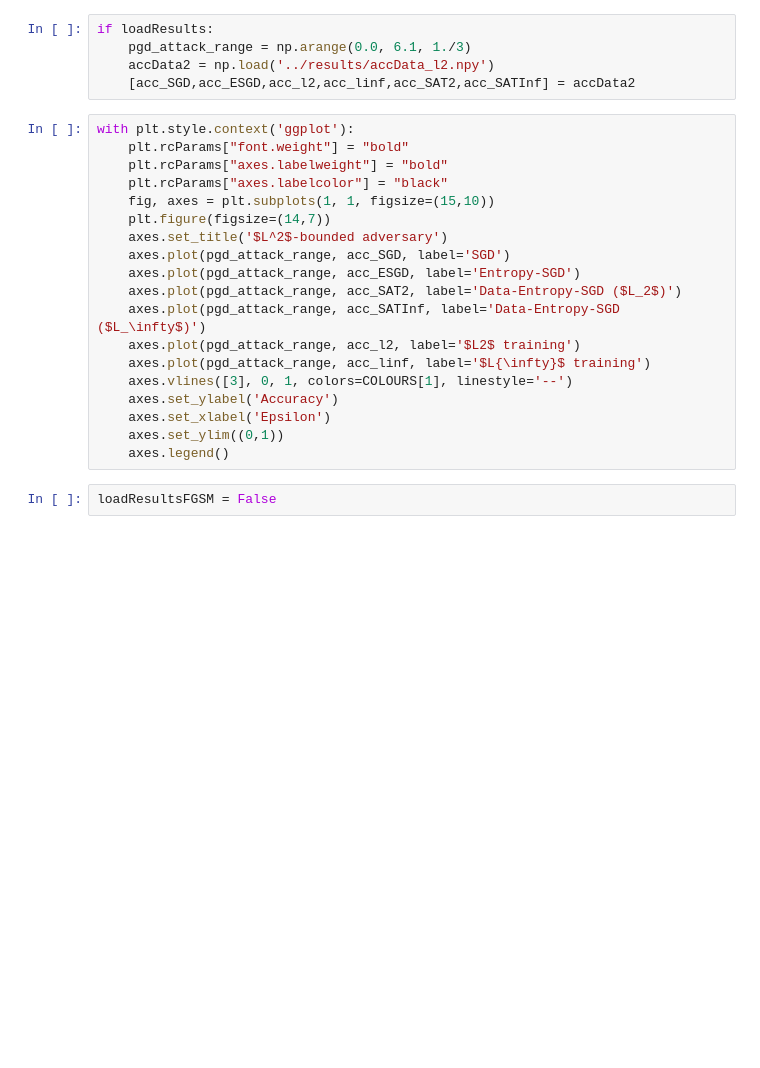
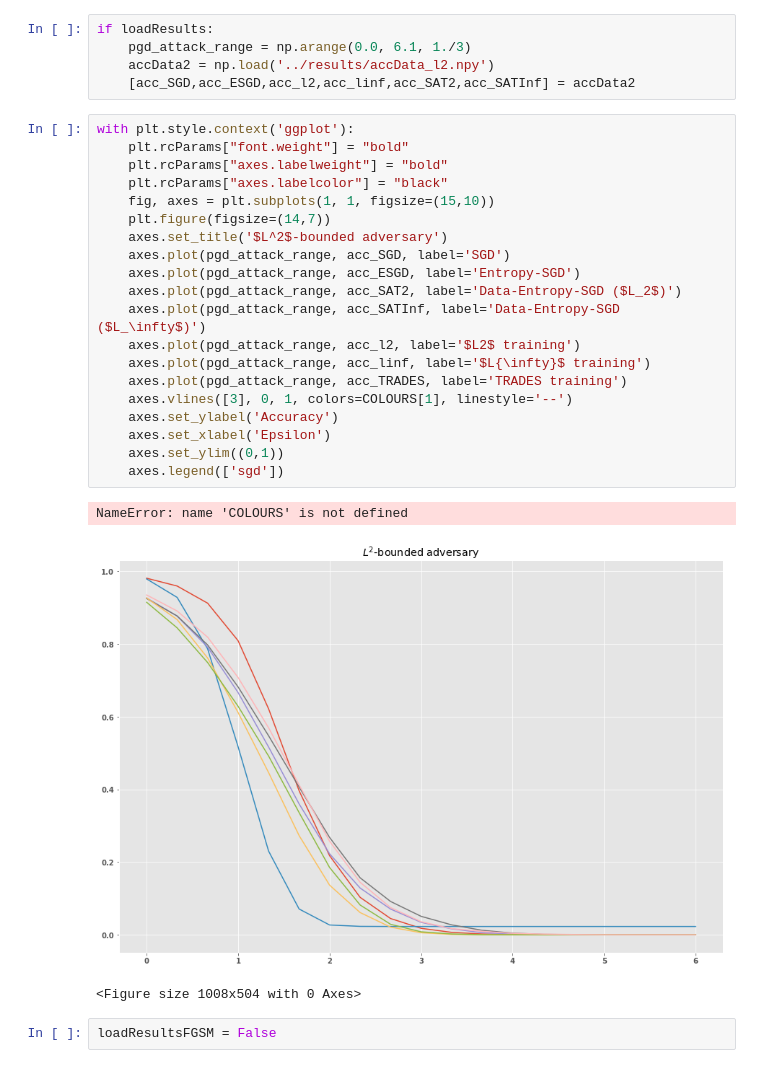
Before and after one commit to GauriJagatap/StochAT, a Jupyter notebook: notebooks/evaluateAllNewNetworks_final.ipynb, the cells around one changed output. Saved outputs shown, nothing was run; the diff lists cells and outputs as text; blank space fills up the shorter version.

Commit message:
plots

```diff
--- a/notebooks/evaluateAllNewNetworks_final.ipynb
+++ b/notebooks/evaluateAllNewNetworks_final.ipynb
@@ -726,22 +726,27 @@ if loadResults:
 # %%
 with plt.style.context('ggplot'):
     plt.rcParams["font.weight"] = "bold"
     plt.rcParams["axes.labelweight"] = "bold"
     plt.rcParams["axes.labelcolor"] = "black"
     fig, axes = plt.subplots(1, 1, figsize=(15,10))
     plt.figure(figsize=(14,7))
     axes.set_title('$L^2$-bounded adversary')
     axes.plot(pgd_attack_range, acc_SGD, label='SGD')
     axes.plot(pgd_attack_range, acc_ESGD, label='Entropy-SGD')
     axes.plot(pgd_attack_range, acc_SAT2, label='Data-Entropy-SGD ($L_2$)')
     axes.plot(pgd_attack_range, acc_SATInf, label='Data-Entropy-SGD ($L_\infty$)')
     axes.plot(pgd_attack_range, acc_l2, label='$L2$ training')
     axes.plot(pgd_attack_range, acc_linf, label='$L{\infty}$ training')
+    axes.plot(pgd_attack_range, acc_TRADES, label='TRADES training')
     axes.vlines([3], 0, 1, colors=COLOURS[1], linestyle='--')
     axes.set_ylabel('Accuracy')
     axes.set_xlabel('Epsilon')
     axes.set_ylim((0,1))
-    axes.legend()
+    axes.legend(['sgd'])
+# %% [output]
+NameError: name 'COLOURS' is not defined
+[figure, added]
+<Figure size 1008x504 with 0 Axes>
 # %%
 loadResultsFGSM = False
 # %%
```
Also changed, not shown: parts of 1 cell of this notebook.
